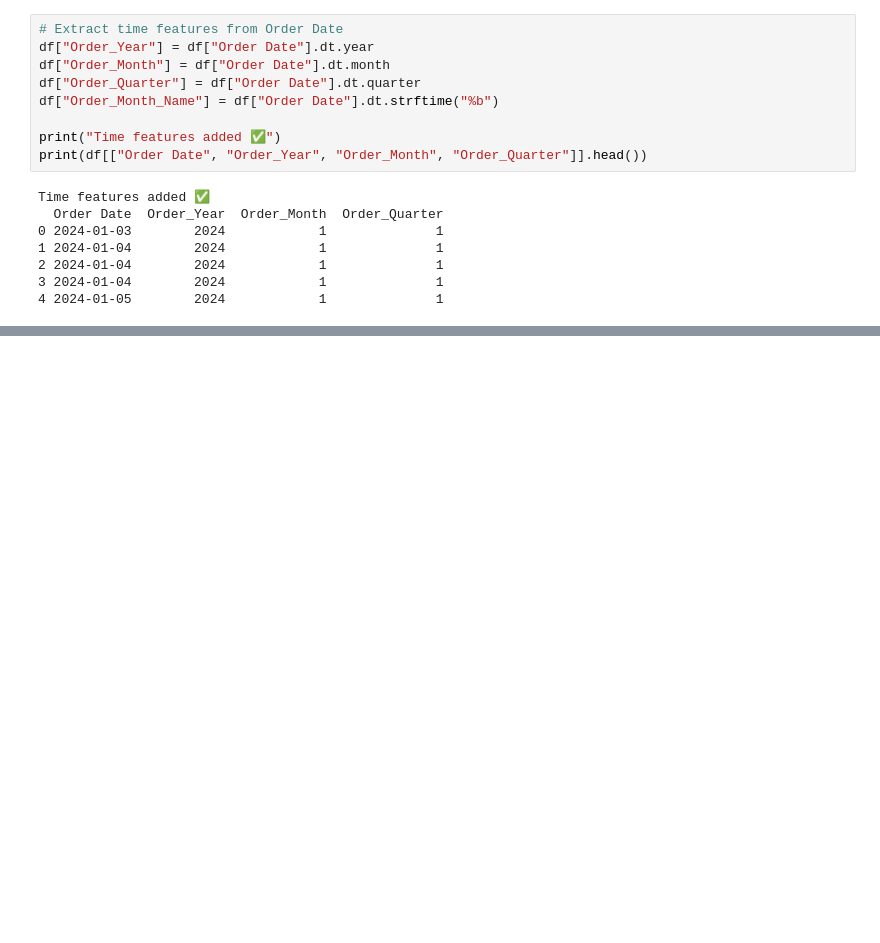
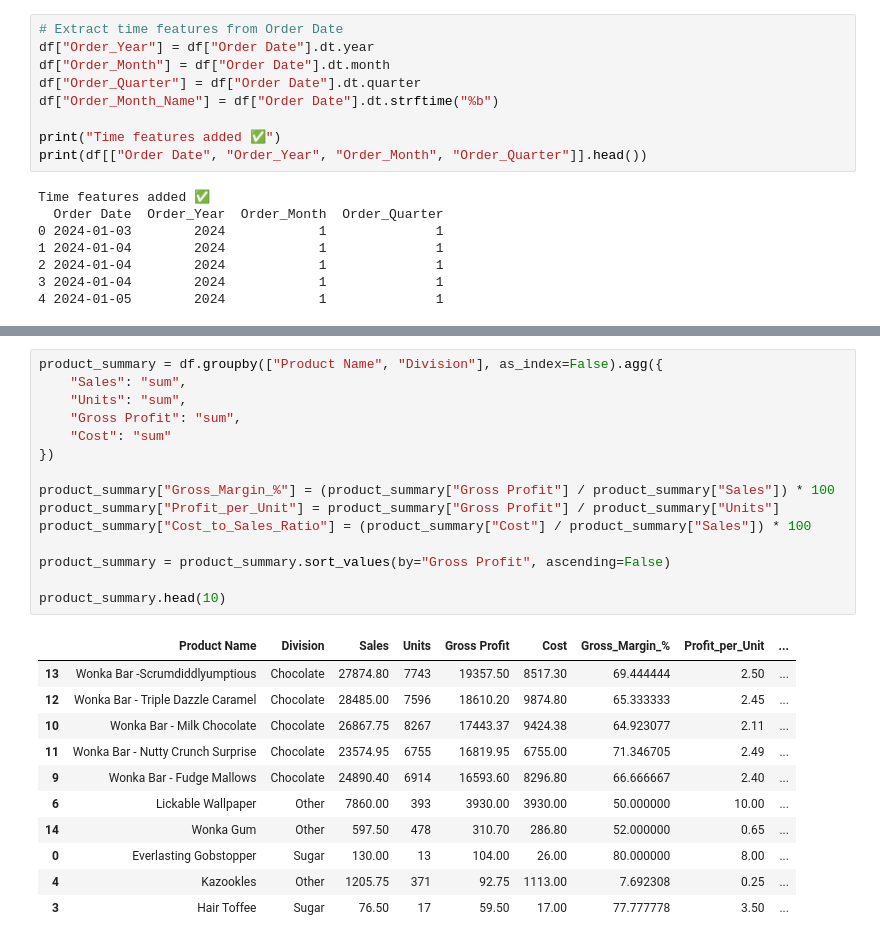
Before and after one commit to kshitij472/Massua-Candy-Distributor, a Jupyter notebook: notebooks/eda_analysis.ipynb, the cells around one changed output, grey strips where cells are left out. Drawn from its saved outputs; the diff is of its cells as text; blank space fills up the shorter version.

```diff
--- a/notebooks/eda_analysis.ipynb
+++ b/notebooks/eda_analysis.ipynb
@@ -150,0 +200,27 @@ Time features added ✅
+# %%
+product_summary = df.groupby(["Product Name", "Division"], as_index=False).agg({
+    "Sales": "sum",
+    "Units": "sum",
+    "Gross Profit": "sum",
+    "Cost": "sum"
+})
+
+product_summary["Gross_Margin_%"] = (product_summary["Gross Profit"] / product_summary["Sales"]) * 100
+product_summary["Profit_per_Unit"] = product_summary["Gross Profit"] / product_summary["Units"]
+product_summary["Cost_to_Sales_Ratio"] = (product_summary["Cost"] / product_summary["Sales"]) * 100
+
+product_summary = product_summary.sort_values(by="Gross Profit", ascending=False)
+
+product_summary.head(10)
+# %% [output]
+|  | Product Name | Division | Sales | Units | Gross Profit | Cost | Gross_Margin_% | Profit_per_Unit | ... |
+| 13 | Wonka Bar -Scrumdiddlyumptious | Chocolate | 27874.80 | 7743 | 19357.50 | 8517.30 | 69.444444 | 2.50 | ... |
+| 12 | Wonka Bar - Triple Dazzle Caramel | Chocolate | 28485.00 | 7596 | 18610.20 | 9874.80 | 65.333333 | 2.45 | ... |
+| 10 | Wonka Bar - Milk Chocolate | Chocolate | 26867.75 | 8267 | 17443.37 | 9424.38 | 64.923077 | 2.11 | ... |
+| 11 | Wonka Bar - Nutty Crunch Surprise | Chocolate | 23574.95 | 6755 | 16819.95 | 6755.00 | 71.346705 | 2.49 | ... |
+| 9 | Wonka Bar - Fudge Mallows | Chocolate | 24890.40 | 6914 | 16593.60 | 8296.80 | 66.666667 | 2.40 | ... |
+| 6 | Lickable Wallpaper | Other | 7860.00 | 393 | 3930.00 | 3930.00 | 50.000000 | 10.00 | ... |
+| 14 | Wonka Gum | Other | 597.50 | 478 | 310.70 | 286.80 | 52.000000 | 0.65 | ... |
+| 0 | Everlasting Gobstopper | Sugar | 130.00 | 13 | 104.00 | 26.00 | 80.000000 | 8.00 | ... |
+| 4 | Kazookles | Other | 1205.75 | 371 | 92.75 | 1113.00 | 7.692308 | 0.25 | ... |
+| 3 | Hair Toffee | Sugar | 76.50 | 17 | 59.50 | 17.00 | 77.777778 | 3.50 | ... |
```
Also changed, not shown: parts of 10 cells of this notebook.
